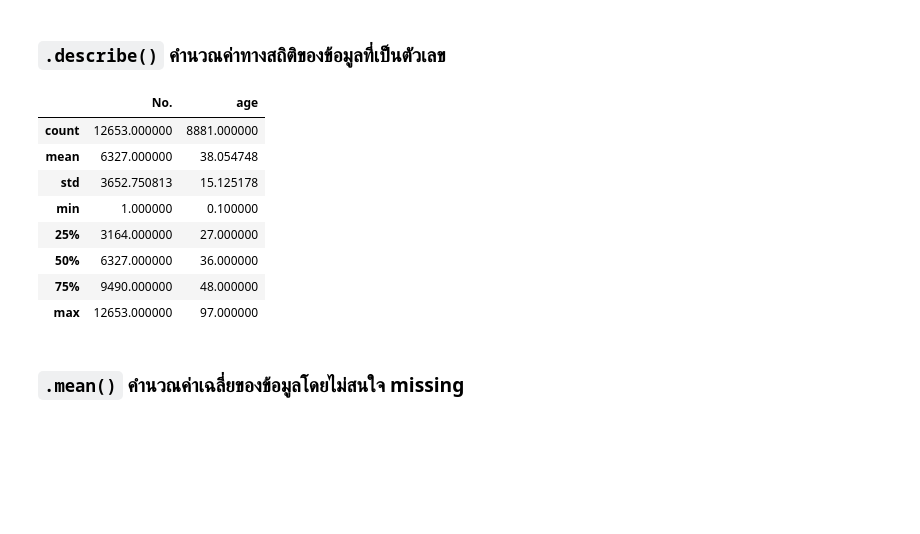
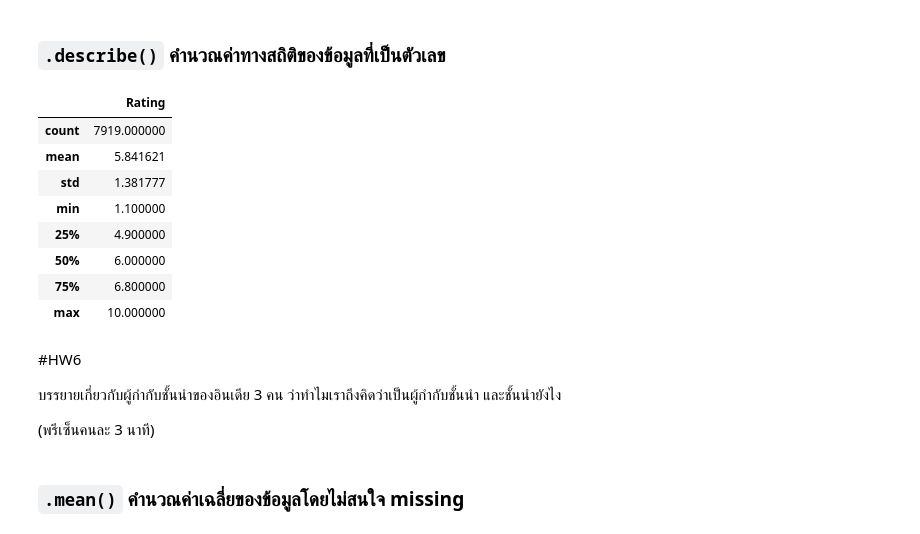
Before and after one commit to Earth15145/Python_dataviz2024, a Jupyter notebook: Copy_of_Pandas_101.ipynb, the cells around one changed output. Saved outputs shown, nothing was run; the diff lists cells and outputs as text; code cells hidden in the pictures; blank space fills up the shorter version.

Commit message:
India movie

````diff
--- a/Copy_of_Pandas_101.ipynb
+++ b/Copy_of_Pandas_101.ipynb
@@ -666,0 +679,5 @@ print("คนแต่งที่ชอบแต่งนิทานที่
+# %%
+import pandas as pd
+movie_df = pd.read_csv('/content/drive/MyDrive/data_viz_2024_DATA/IMDb Movies India.csv', encoding='latin-1')
+print(movie_df.shape)
+movie_df.head()
@@ -666,0 +715,7 @@ print("คนแต่งที่ชอบแต่งนิทานที่
+# %%
+movie_df = movie_df.dropna()
+# %%
+# prompt: ตัด () ออกจากค่าใน column Year และปลงค่าเป็นตัวเลข
+
+# ตัด () ออกจากค่าใน column Year และปลงค่าเป็นตัวเลข
+movie_df['Duration'] = movie_df['Duration'].str.replace('min', '').str.replace(')', '')
@@ -715,17 +784,23 @@ data_covid[TF].head()
 # %% [markdown]
 ### ```.describe()``` คำนวณค่าทางสถิติของข้อมูลที่เป็นตัวเลข
 # %%
-data_covid.describe()
+movie_df.describe()
 # %% [output]
-|  | No. | age |
-| count | 12653.000000 | 8881.000000 |
-| mean | 6327.000000 | 38.054748 |
-| std | 3652.750813 | 15.125178 |
-| min | 1.000000 | 0.100000 |
-| 25% | 3164.000000 | 27.000000 |
-| 50% | 6327.000000 | 36.000000 |
-| 75% | 9490.000000 | 48.000000 |
-| max | 12653.000000 | 97.000000 |
+|  | Rating |
+| count | 7919.000000 |
+| mean | 5.841621 |
+| std | 1.381777 |
+| min | 1.100000 |
+| 25% | 4.900000 |
+| 50% | 6.000000 |
+| 75% | 6.800000 |
+| max | 10.000000 |
+# %% [markdown]
+#HW6
+
+บรรยายเกี่ยวกับผู้กำกับชั้นนำของอินเดีย 3 คน ว่าทำไมเราถึงคิดว่าเป็นผู้กำกับชั้นนำ และชั้นนำยังไง
+
+(พรีเซ็นคนละ 3 นาที)
 # %% [markdown]
 ### ```.mean()``` คำนวณค่าเฉลี่ยของข้อมูลโดยไม่สนใจ missing
 # %%
````
Also changed, not shown: parts of 11 cells of this notebook.
